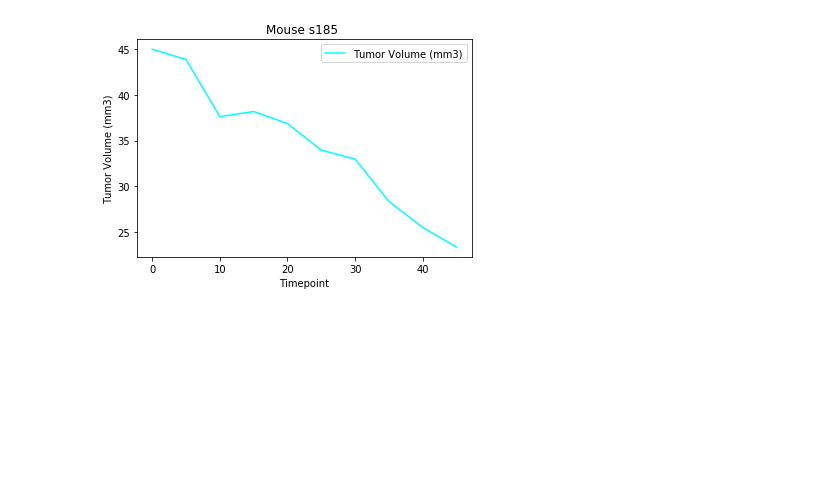
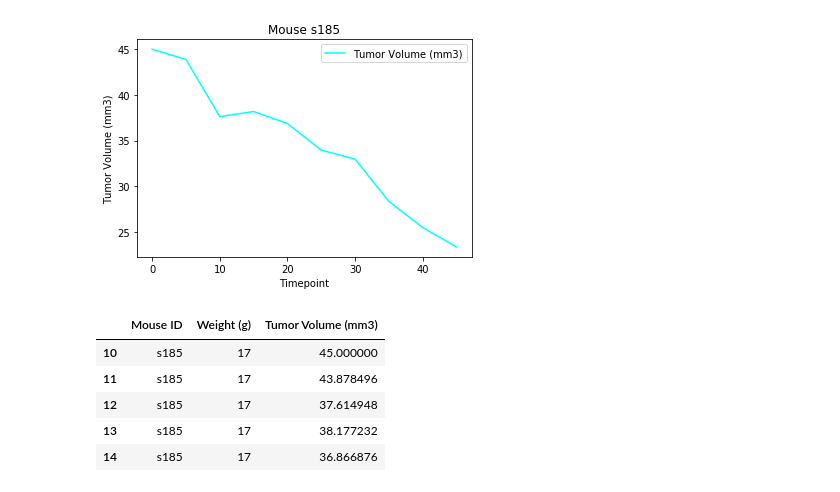
Before and after one commit to tnatoli29/Matplotlib-Challenge, a Jupyter notebook: The Power of Plots.ipynb, the cells around one changed output. Cells and saved outputs as stored; diff of their text form; code cells hidden in the pictures; blank space fills up the shorter version.

```diff
--- a/The Power of Plots.ipynb
+++ b/The Power of Plots.ipynb
@@ -436,3 +436,15 @@ plt.legend(["Tumor Volume (mm3)"])
 # %% [output]
 <matplotlib.legend.Legend at 0x...>
 [figure]
+# %%
+#Create a scatter plot of the same mouse's weight vs tumor volume for the Capomulin Regimen
+#Set up the dataframe with the columns we need to look at
+weight_cap_df = cap_df[["Mouse ID", "Weight (g)", "Tumor Volume (mm3)"]]
+weight_cap_df.head()
+# %% [output]
+|  | Mouse ID | Weight (g) | Tumor Volume (mm3) |
+| 10 | s185 | 17 | 45.000000 |
+| 11 | s185 | 17 | 43.878496 |
+| 12 | s185 | 17 | 37.614948 |
+| 13 | s185 | 17 | 38.177232 |
+| 14 | s185 | 17 | 36.866876 |
```
Also changed, not shown: parts of 5 cells of this notebook.
